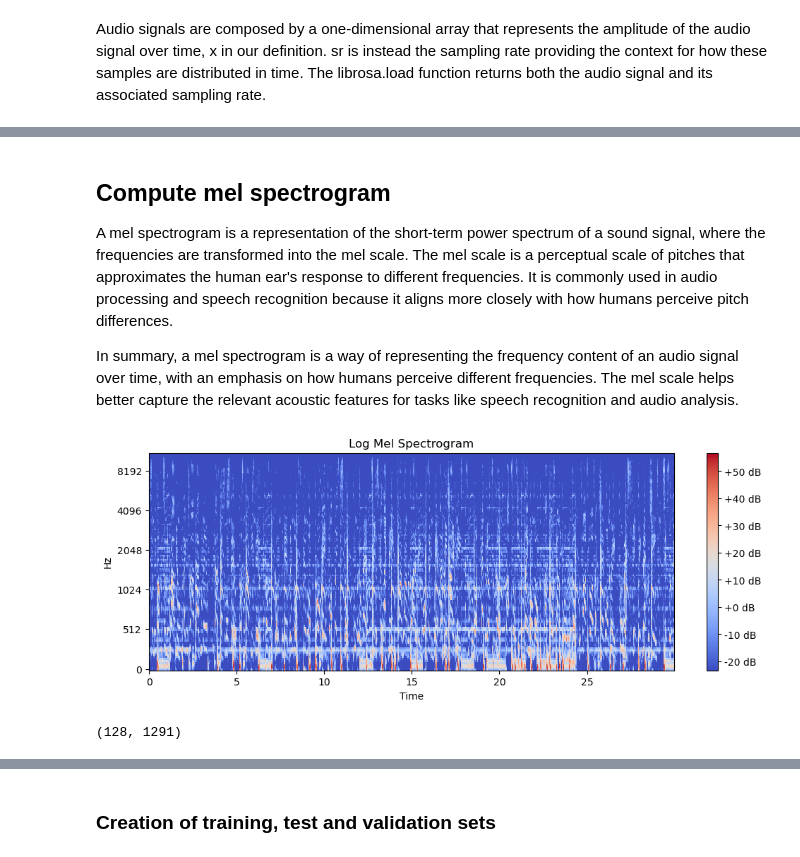
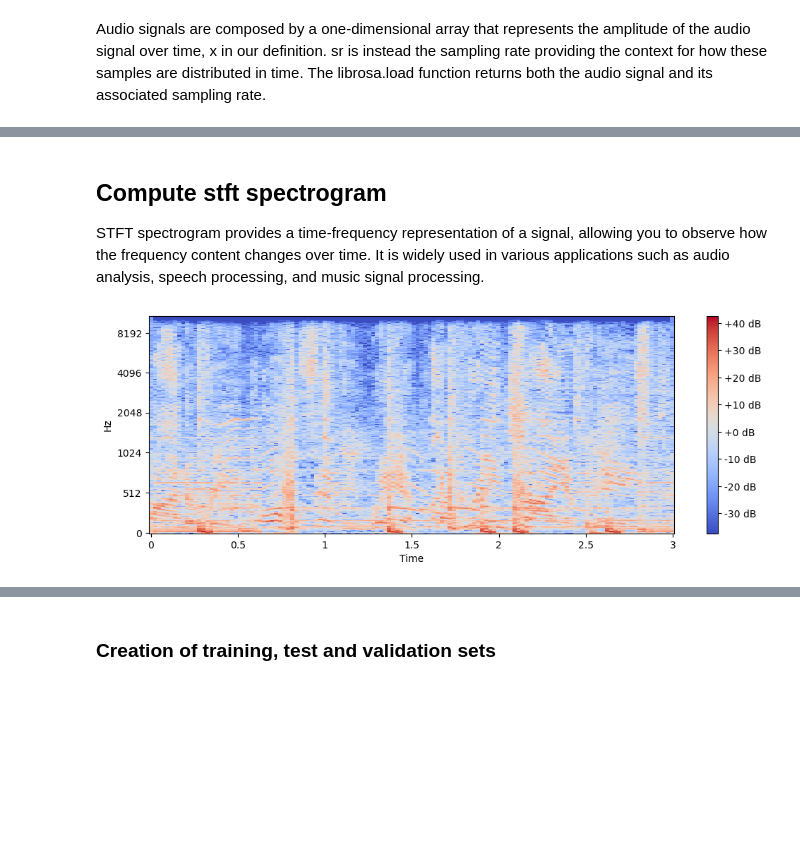
Before and after one commit to AlbertoSaretto/Music-Genre-Recognition, a Jupyter notebook: Preprocess.ipynb, the cells around one changed output, grey strips where cells are left out. Cells and saved outputs as stored; diff of their text form; code cells hidden in the pictures; blank space fills up the shorter version.

```diff
--- a/Preprocess.ipynb
+++ b/Preprocess.ipynb
@@ -66,27 +41,16 @@ raw_subset = tracks[tracks['set', 'subset'] <= sub]
 # %% [markdown]
 Audio signals are composed by a one-dimensional array that represents the amplitude of the audio signal over time, x in our definition. sr is instead the sampling rate providing the context for how these samples are distributed in time. The librosa.load function returns both the audio signal and its associated sampling rate.
 # %%
-#Function to extract audio signal from .mp3 file
-
-def getAudio(idx):
-  # Get the audio file path
-  filename = utils.get_audio_path(AUDIO_DIR, idx)
-  #print(f'File: {filename}')
-
-  # Load the audio (sr = sampling rate, number of audio carries per second)
-  x, sr = librosa.load(filename, sr=22050, mono=True)  #sr=None to consider original sampling rate
-
-  return x, sr
-
+#Function getAudio to extract tracks from .mp3 file
 x_ex = getAudio(2)
 
+#Print some track features
 print(x_ex[1])
 duration_seconds = x_ex[0].shape[-1] / x_ex[1]
 print(f'Duration: {duration_seconds:.2f}s, {x_ex[0].size} samples')
 
-
-# Play a segment of the audio
-start, end = 7, 17
+# Play a segment of the audio (Clip that will be used as Cnn input)
+start, end = 15, 18
 ipd.Audio(data=x_ex[0][start * x_ex[1] : end * x_ex[1]], rate=x_ex[1])
 # %% [output]
 22050
@@ -121,35 +82,18 @@ plt.show()
-# %% [markdown]
-## Compute mel spectrogram
-
-A mel spectrogram is a representation of the short-term power spectrum of a sound signal, where the frequencies are transformed into the mel scale. The mel scale is a perceptual scale of pitches that approximates the human ear's response to different frequencies. It is commonly used in audio processing and speech recognition because it aligns more closely with how humans perceive pitch differences.
-
-In summary, a mel spectrogram is a way of representing the frequency content of an audio signal over time, with an emphasis on how humans perceive different frequencies. The mel scale helps better capture the relevant acoustic features for tasks like speech recognition and audio analysis.
+# %% [markdown]
+## Compute stft spectrogram
+
+STFT spectrogram provides a time-frequency representation of a signal, allowing you to observe how the frequency content changes over time. It is widely used in various applications such as audio analysis, speech processing, and music signal processing.
 # %%
-def comp_mel(x):
-
-  # Compute the short-time Fourier transform (stft)
-  stft = np.abs(librosa.stft(x[0], n_fft=1024, hop_length=512))  #n_fft to a power of two for optimizing the speed of the fast Fourier transform (FFT) algorithm.
-
-  # Compute the mel spectrogram
-  mel = librosa.feature.melspectrogram(sr=x[1], S=stft**2)
-
-  return mel
-
+# Compute the short-time Fourier transform (stft)
+stft_ex = np.abs(librosa.stft(x_ex[0][start * x_ex[1] : end * x_ex[1]], n_fft=1024, hop_length=512))
 
 # Convert the power spectrogram to decibels
-mel_ex = comp_mel(x_ex)
+log_stft_ex = librosa.amplitude_to_db(stft_ex)
 
-log_mel_ex = librosa.amplitude_to_db(mel_ex)
-
-# Plot the log mel spectrogram
+# Plot the log mel spectrogram for visualization purpose
 plt.figure(figsize=(12, 4))
-librosa.display.specshow(log_mel_ex, sr=x_ex[1], hop_length=512, x_axis='time', y_axis='mel')
+librosa.display.specshow(log_stft_ex, sr=x_ex[1], hop_length=512, x_axis='time', y_axis='mel')
 plt.colorbar(format='%+2.0f dB')
-plt.title('Log Mel Spectrogram')
 plt.show()
 # %% [output]
-[figure, old version]
+[figure, new version]
-# %%
-log_mel_ex.shape
-# %% [output]
-(128, 1291)
```
Also changed, not shown: parts of 21 cells of this notebook, 6 other files.
